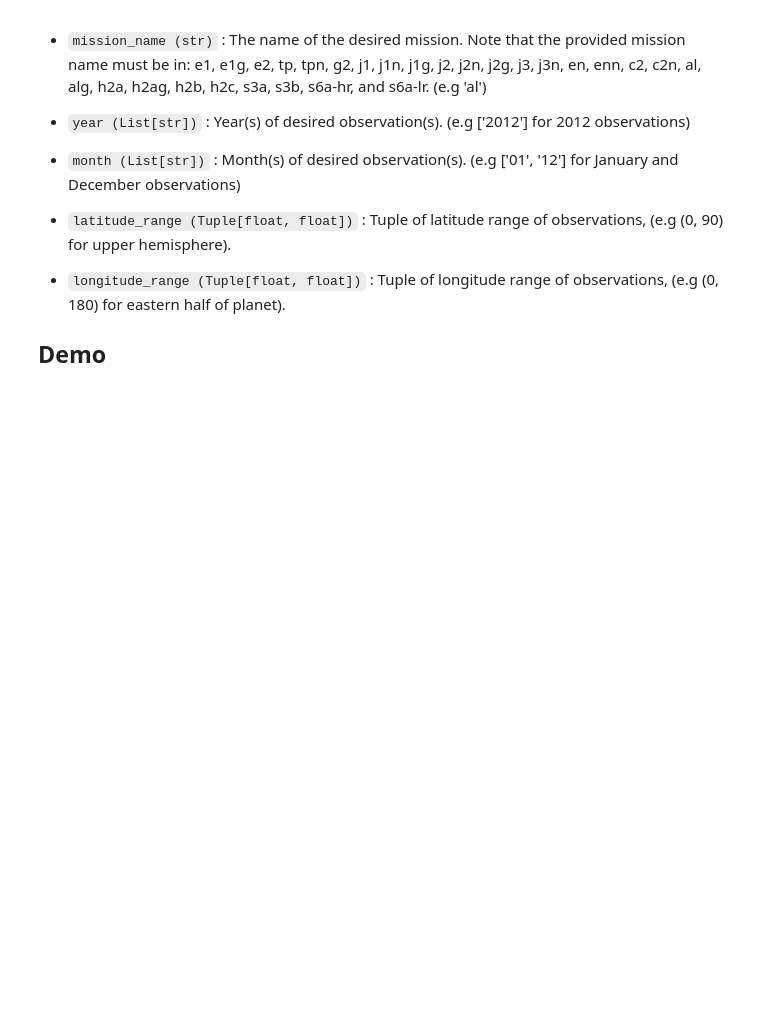
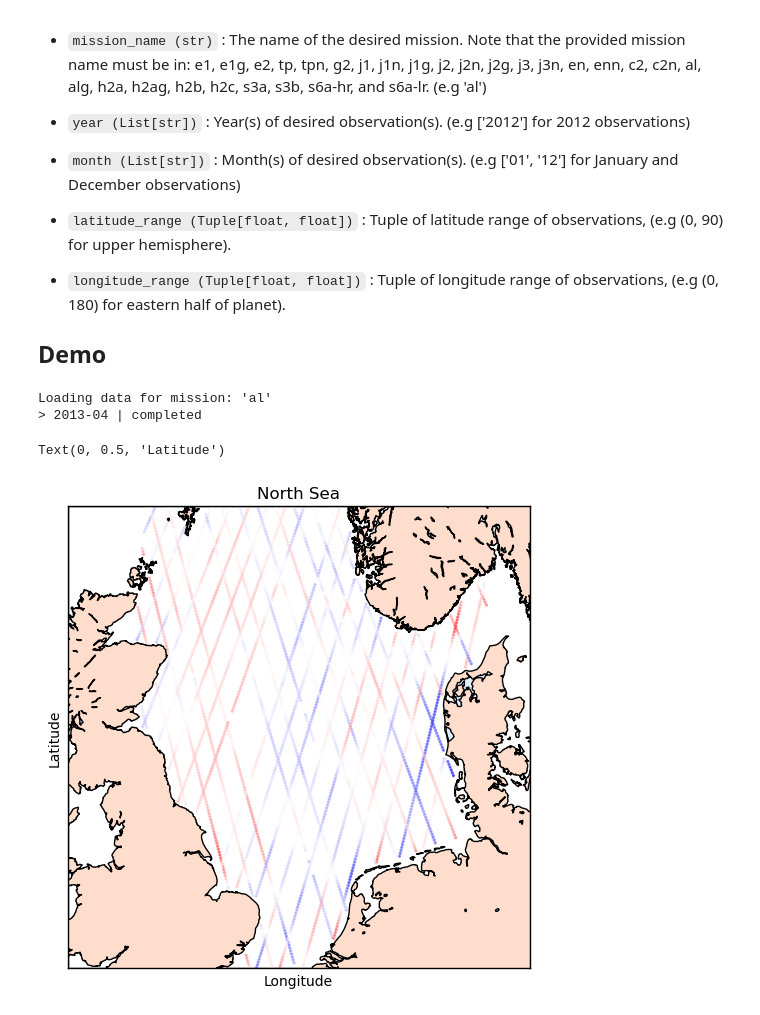
Before and after one commit to maxnorman569/thesis, a Jupyter notebook: utils/data/dataloadersdoc.ipynb, the cells around one changed output. Saved outputs shown, nothing was run; the diff lists cells and outputs as text; code cells hidden in the pictures; blank space fills up the shorter version.

Commit message:
finished MissionData documentation

```diff
--- a/utils/data/dataloadersdoc.ipynb
+++ b/utils/data/dataloadersdoc.ipynb
@@ -52,0 +49,53 @@ al_2013_all_months = MissionData(root_folder = '/Users/maxnorman/UCL/thesis/data
+# %%
+# Dataloaders import
+from dataloaders import MissionData
+
+# plotting imports
+import matplotlib.pyplot as plt
+from mpl_toolkits.basemap import Basemap
+
+# arguments
+my_root_folder = '/Users/maxnorman/UCL/thesis/data/raw'
+my_mission_name = 'al'
+my_years = ['2013']
+my_months = ['04']
+my_latitude_range = (51, 61)
+my_longitude_range = (-3, 10)
+
+# create mission data object
+al_2013_03 = MissionData(
+                        root_folder = my_root_folder,
+                        mission_name = my_mission_name,
+                        years = my_years,
+                        months = my_months,
+                        latitude_range = my_latitude_range,
+                        longitude_range = my_longitude_range
+                        )
+
+# extract data
+al_2013_03_long = al_2013_03.mission_data.longitude.values
+al_2013_03_lat = al_2013_03.mission_data.latitude.values
+al_2013_03_sla = al_2013_03.mission_data.sla_filtered.values
+
+# create north sea figure
+fig = plt.figure(figsize=(6, 6))
+m = Basemap(projection='gnom', resolution='h', width=1.E6, height=1.E6, lat_0=56, lon_0=3,)
+m.drawcoastlines()
+m.drawmapboundary(fill_color="#FFFFFF")
+m.fillcontinents(color="#FFDDCC", lake_color='#DDEEFF')
+
+# map (long, lat) to (x, y) for plotting
+x, y = m(al_2013_03_long, al_2013_03_lat)  # Convert coordinates to Basemap projection
+
+# plot data
+m.scatter(x, y, c=al_2013_03_sla, cmap='seismic', alpha=0.5, s = 2, vmin=-0.5, vmax=0.5)
+
+# labels
+plt.title('North Sea')
+plt.xlabel('Longitude')
+plt.ylabel('Latitude')
+# %% [output]
+Loading data for mission: 'al'
+> 2013-04 | completed
+Text(0, 0.5, 'Latitude')
+[figure, added]
```
Also changed, not shown: parts of 1 cell of this notebook.
